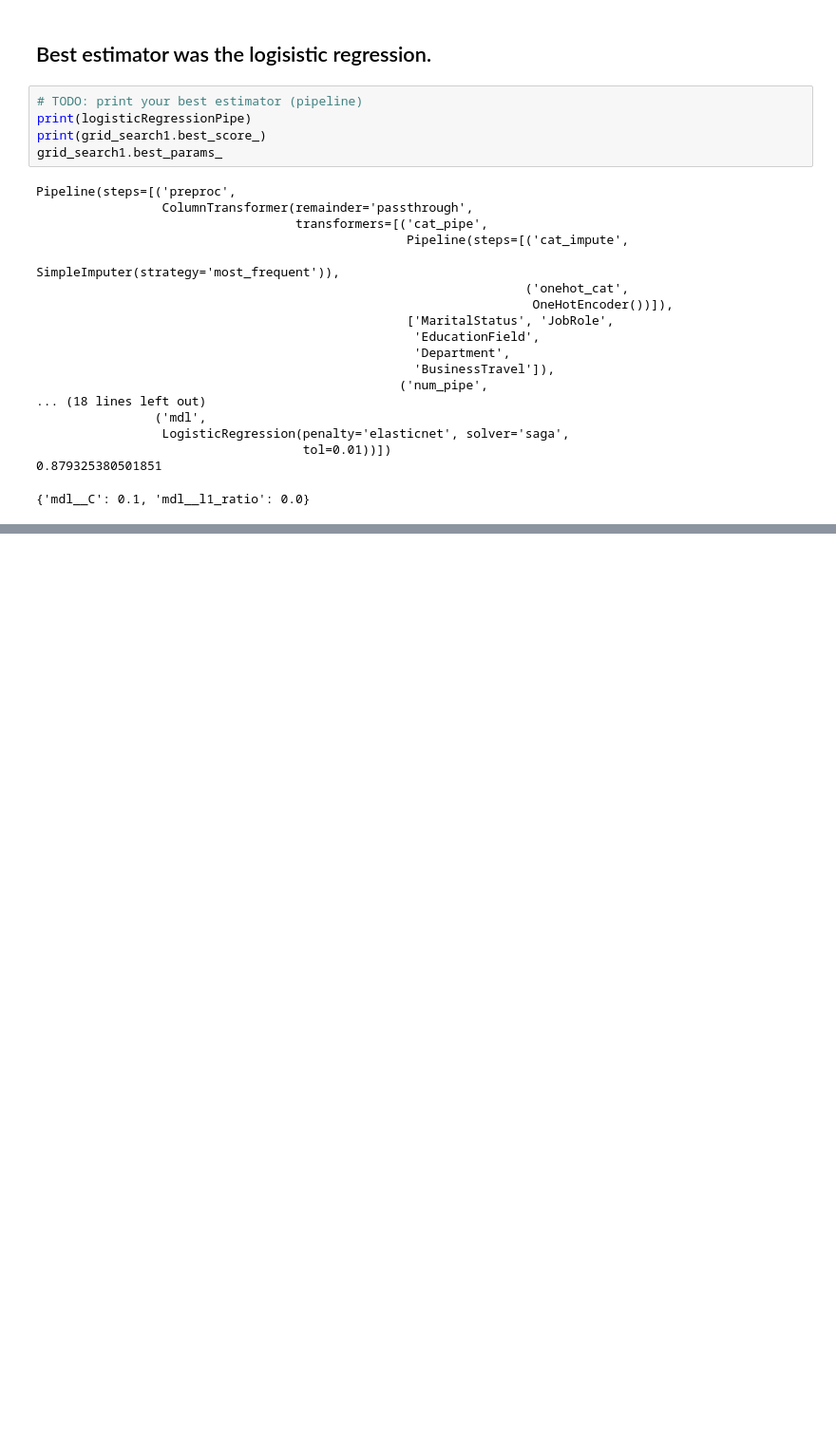
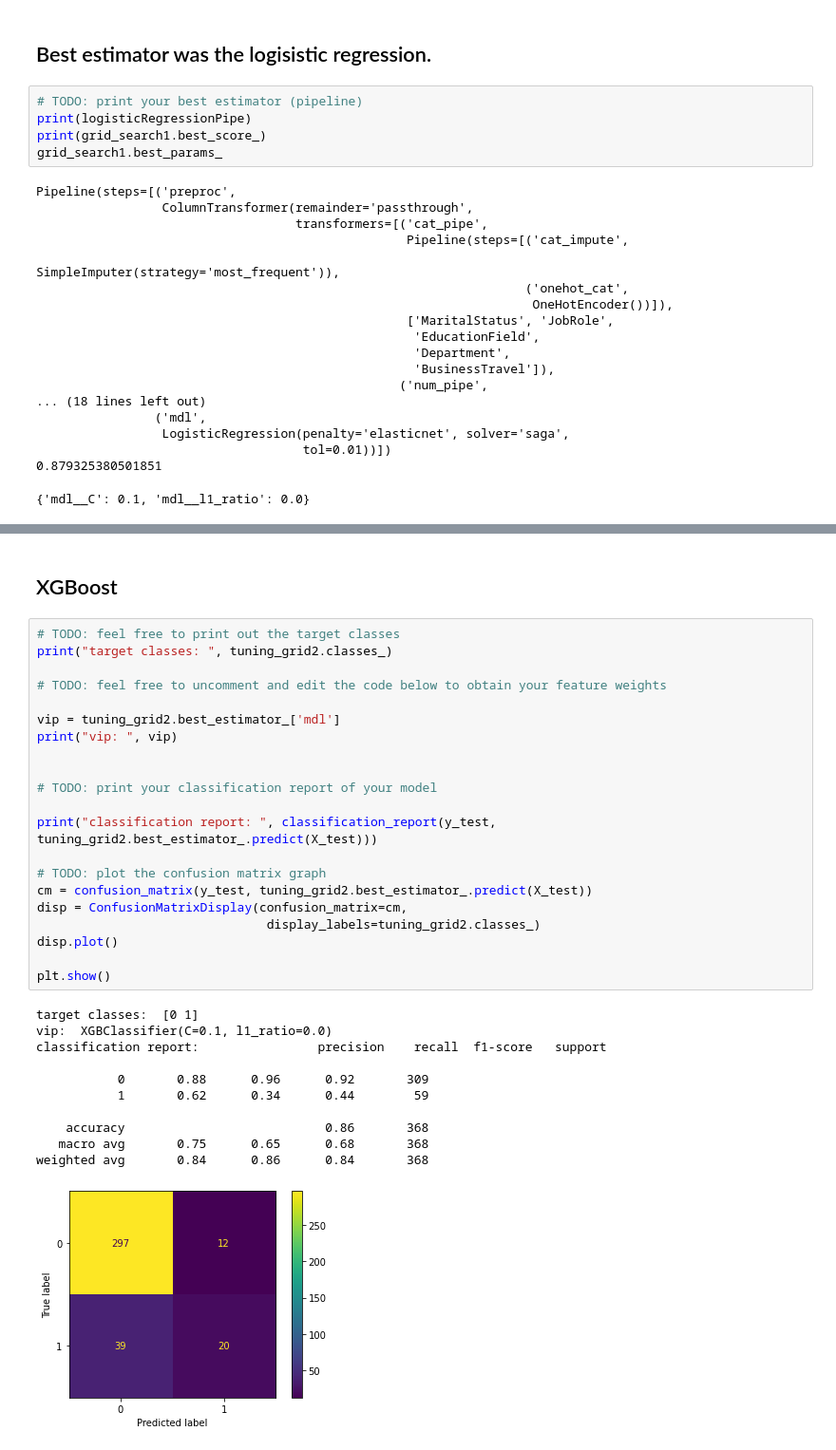
Before and after one commit to lexiewebel/51-assign05-lexiewebel, a Jupyter notebook: employee_churn_template.ipynb, the cells around one changed output, grey strips where cells are left out. Shown at 95% size. Saved outputs shown, nothing was run; the diff lists cells and outputs as text; blank space fills up the shorter version.

```diff
--- a/employee_churn_template.ipynb
+++ b/employee_churn_template.ipynb
@@ -560,0 +590,35 @@ plt.show()
+# %% [markdown]
+## XGBoost
+# %%
+# TODO: feel free to print out the target classes
+print("target classes: ", tuning_grid2.classes_)
+
+# TODO: feel free to uncomment and edit the code below to obtain your feature weights
+
+vip = tuning_grid2.best_estimator_['mdl']
+print("vip: ", vip)
+
+
+# TODO: print your classification report of your model
+
+print("classification report: ", classification_report(y_test, tuning_grid2.best_estimator_.predict(X_test)))
+
+# TODO: plot the confusion matrix graph
+cm = confusion_matrix(y_test, tuning_grid2.best_estimator_.predict(X_test))
+disp = ConfusionMatrixDisplay(confusion_matrix=cm,
+                               display_labels=tuning_grid2.classes_)
+disp.plot()
+
+plt.show()
+# %% [output]
+target classes:  [0 1]
+vip:  XGBClassifier(C=0.1, l1_ratio=0.0)
+classification report:                precision    recall  f1-score   support
+
+           0       0.88      0.96      0.92       309
+           1       0.62      0.34      0.44        59
+
+    accuracy                           0.86       368
+   macro avg       0.75      0.65      0.68       368
+weighted avg       0.84      0.86      0.84       368
+[figure, added]
```
Also changed, not shown: parts of 10 cells of this notebook.
